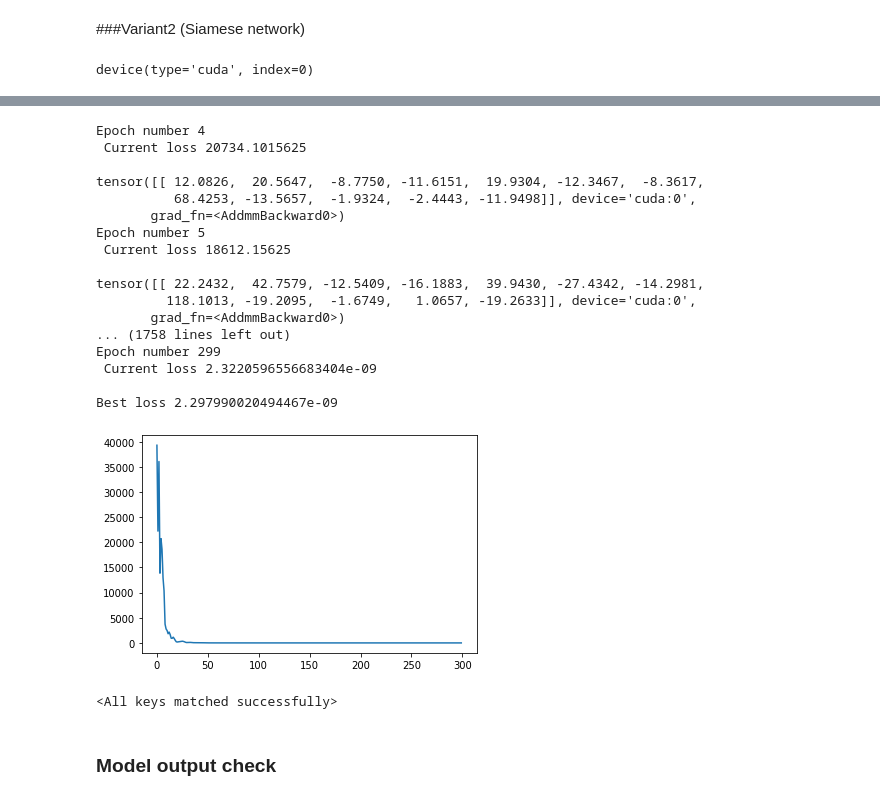
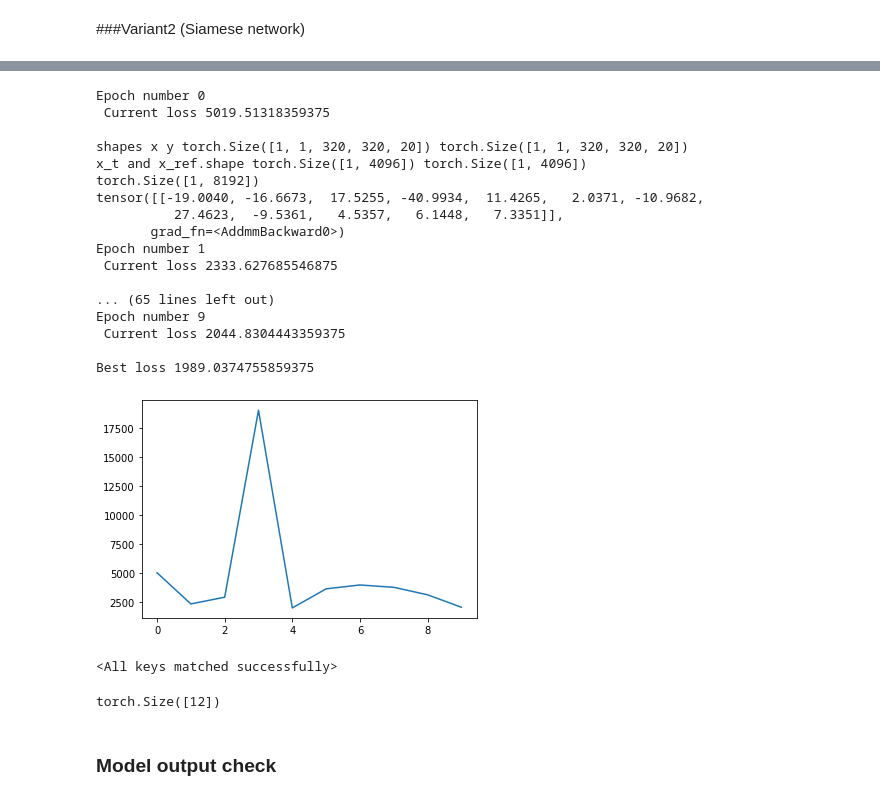
Before and after one commit to vhoma/ydata-viz-ai, a Jupyter notebook: NN_sharing_weights.ipynb, the cells around one changed output, grey strips where cells are left out. Drawn from its saved outputs; the diff is of its cells as text; code cells hidden in the pictures.

```diff
--- a/NN_sharing_weights.ipynb
+++ b/NN_sharing_weights.ipynb
@@ -33,8 +43,7 @@ import os
 
 drive.mount('/content/drive')
 
-#home_path = Path("/content/drive/MyDrive/VIZ/data/data03_01")
-
+home_path = Path("/content/drive/MyDrive/VIZ/data/data03_01")
 #data_path = os.path.join(home_path, "data")
 #print(data_path)
 # %% [output]
@@ -42,18 +51,3 @@ Drive already mounted at /content/drive; to attempt to forcibly remount, call dr
-# %%
-# (OPTIONAL) can run this to copy from drive and unzip
-
-from zipfile import ZipFile, BadZipFile
-
-# copy from drive to local storage
-!cp /content/drive/MyDrive/YDATA/viz-ai/data100.zip ./
-
-# unzip
-archive_path = "./data100.zip"
-with ZipFile(archive_path, 'r') as zip_obj:
-    zip_obj.extractall("./data/")
-
-# set main data dir
-home_path = "./data"
 # %%
 import torch
 import torch.nn as nn
@@ -159,6 +192,5 @@ torch.Size([150])
 # %%
-# using custom DataSet class from data_loader.py
-dataset = dl.Img3dDataSet(home_path, -1000, 1000)
+dataset = Img3dDataSet(home_path, -1000, 1000)
 dataloader = DataLoader(dataset, batch_size=1, shuffle=True)
 # %%
 %%time
@@ -333,5 +358,0 @@ class Siam_AirNet(nn.Module):
-# %%
-device = torch.device("cuda:0" if torch.cuda.is_available() else "cpu")
-device
-# %% [output]
-device(type='cuda', index=0)
@@ -338,16 +916,14 @@ device(type='cuda', index=0)
 # %%
 model2 = Siam_AirNet()
 model2.train()
-model2 = model2.to(device)
 criterion = nn.MSELoss(reduction='sum')
 optimizer = optim.Adam(model2.parameters(), lr = 0.005 )
 scheduler = lr_scheduler.StepLR(optimizer, step_size=15, gamma=0.8)
-num_epochs = 300
+num_epochs = 10
 # %%
 best_loss = np.inf
 loss_history = []
 best_model_wts2 = copy.deepcopy(model2.state_dict())
-#iteration_number= 0
 
 # Iterate throught the epochs
 for epoch in range(num_epochs):
@@ -361,16 +937,13 @@ for epoch in range(num_epochs):
 
         # Zero the gradients
         optimizer.zero_grad()
-        x_gpu = x.to(device)
-        y_gpu = y.to(device)
-        matrix_gpu = matrix.to(device)
-
+        print('shapes x y', x.shape, y.shape)
         # Pass in the two images into the network and obtain two outputs
-        res = model2(x_gpu, y_gpu)
+        res = model2(x, y)
         print(res)
 
         # Pass the outputs of the networks and label into the loss function
-        loss = criterion(res, matrix_gpu.flatten())
+        loss = criterion(res, matrix.flatten())
         # Calculate the backpropagation
         loss.backward()
 
@@ -413,22 +974,26 @@ tensor([[  5.9437,  10.0183,  -6.5681, -13.9138,   9.2603,  -3.2430,  -5.2811,
-Epoch number 4
- Current loss 20734.1015625
+Epoch number 0
+ Current loss 5019.51318359375
 
-tensor([[ 12.0826,  20.5647,  -8.7750, -11.6151,  19.9304, -12.3467,  -8.3617,
-          68.4253, -13.5657,  -1.9324,  -2.4443, -11.9498]], device='cuda:0',
+shapes x y torch.Size([1, 1, 320, 320, 20]) torch.Size([1, 1, 320, 320, 20])
+x_t and x_ref.shape torch.Size([1, 4096]) torch.Size([1, 4096])
+torch.Size([1, 8192])
+tensor([[-19.0040, -16.6673,  17.5255, -40.9934,  11.4265,   2.0371, -10.9682,
+          27.4623,  -9.5361,   4.5357,   6.1448,   7.3351]],
        grad_fn=<AddmmBackward0>)
-Epoch number 5
- Current loss 18612.15625
+Epoch number 1
+ Current loss 2333.627685546875
 
-tensor([[ 22.2432,  42.7579, -12.5409, -16.1883,  39.9430, -27.4342, -14.2981,
-         118.1013, -19.2095,  -1.6749,   1.0657, -19.2633]], device='cuda:0',
-       grad_fn=<AddmmBackward0>)
-... (1758 lines left out)
-Epoch number 299
- Current loss 2.3220596556683404e-09
+... (65 lines left out)
+Epoch number 9
+ Current loss 2044.8304443359375
 
-Best loss 2.297990020494467e-09
+Best loss 1989.0374755859375
-[figure, old version]
+[figure, new version]
 <All keys matched successfully>
+# %%
+matrix.flatten().shape
+# %% [output]
+torch.Size([12])
 # %% [markdown]
 ### Model output check
 # %%
```
Also changed, not shown: parts of 28 cells of this notebook.
